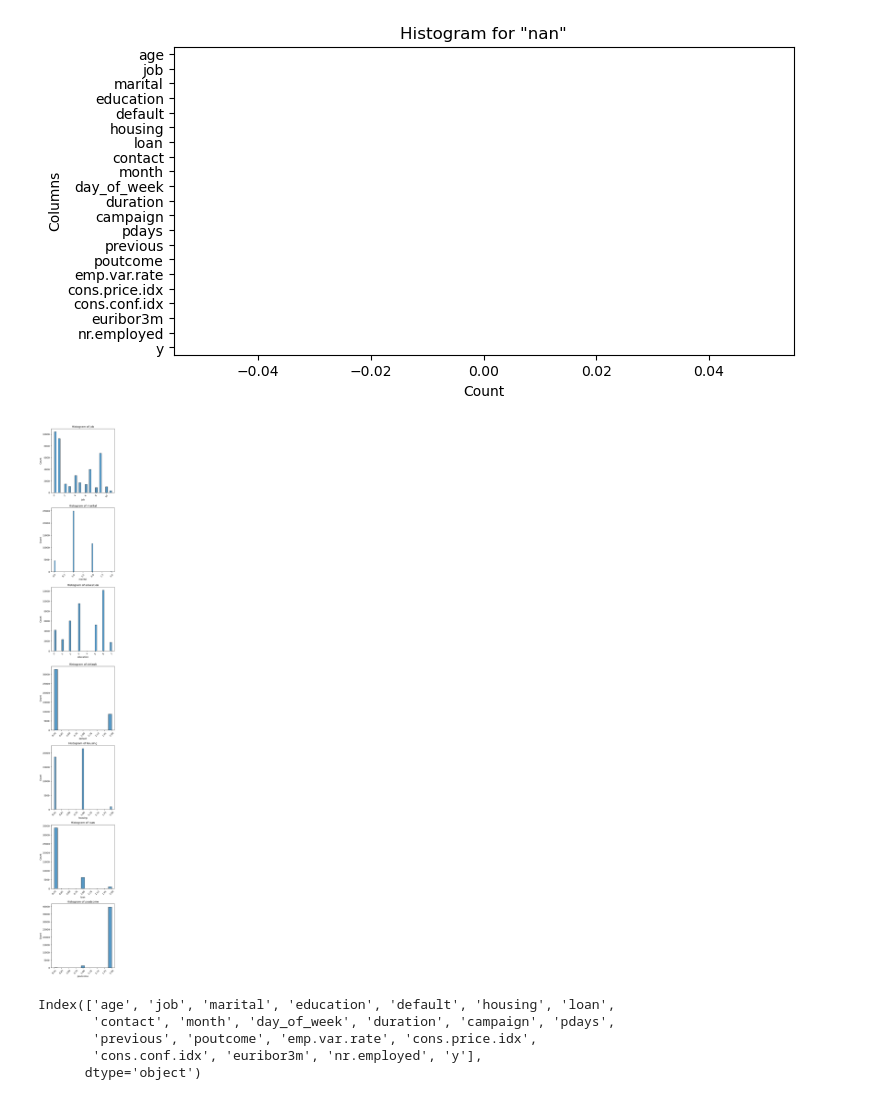
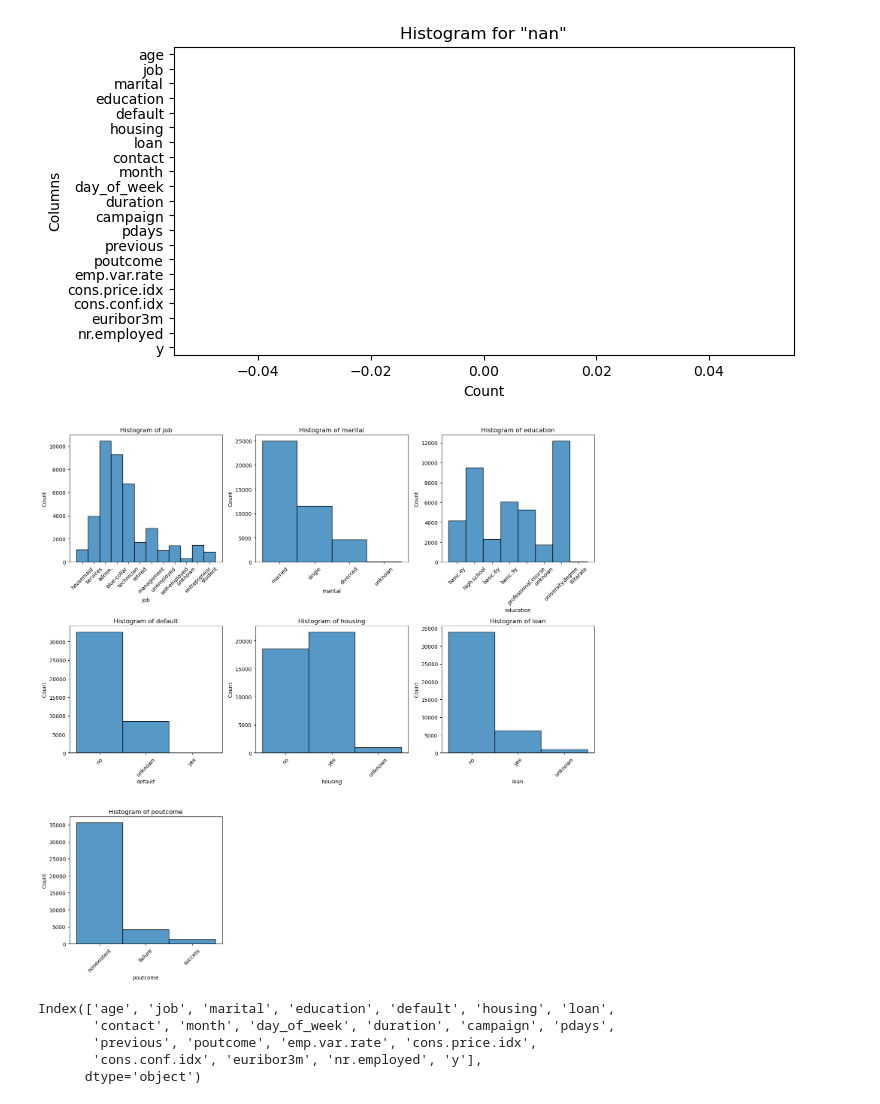
Before and after one commit to fabricio-inoue/Banco-Classificador, a Jupyter notebook: Rooney Classifier.ipynb, the cells around one changed output. Saved outputs shown, nothing was run; the diff lists cells and outputs as text; code cells hidden in the pictures.

```diff
--- a/Rooney Classifier.ipynb
+++ b/Rooney Classifier.ipynb
@@ -82,27 +83,32 @@ for value in search_values:
 # %%
 # Define the columns you want to plot
 columns_to_plot = ['job', 'marital', 'education', 'default', 'housing', 'loan', 'poutcome']
 
 # Set up the figure and axes
-fig, axes = plt.subplots(nrows=len(columns_to_plot), ncols=1, figsize=(5, 5 * len(columns_to_plot)))
+fig, axes = plt.subplots(nrows=3, ncols=3, figsize=(15, 15))
+axes = axes.flatten()
 
 # Loop through the columns and create histograms
 for i, column in enumerate(columns_to_plot):
     sns.histplot(data=df, x=column, ax=axes[i])
     axes[i].set_title(f'Histogram of {column}')
     axes[i].set_xlabel(column)
     axes[i].set_ylabel('Count')
 
     # Rotate the x-axis labels
     axes[i].tick_params(axis='x', labelrotation=45)  # You can adjust the rotation angle as needed
 
+# Hide empty subplots (if any)
+for j in range(len(columns_to_plot), len(axes)):
+    fig.delaxes(axes[j])
+
 # Adjust the layout
 plt.tight_layout()
 
 # Show the plots
 plt.show()
 # %% [output]
-[figure, old version]
+[figure, new version]
 # %%
 df.columns
 # %% [output]
```
Also changed, not shown: parts of 7 cells of this notebook.
